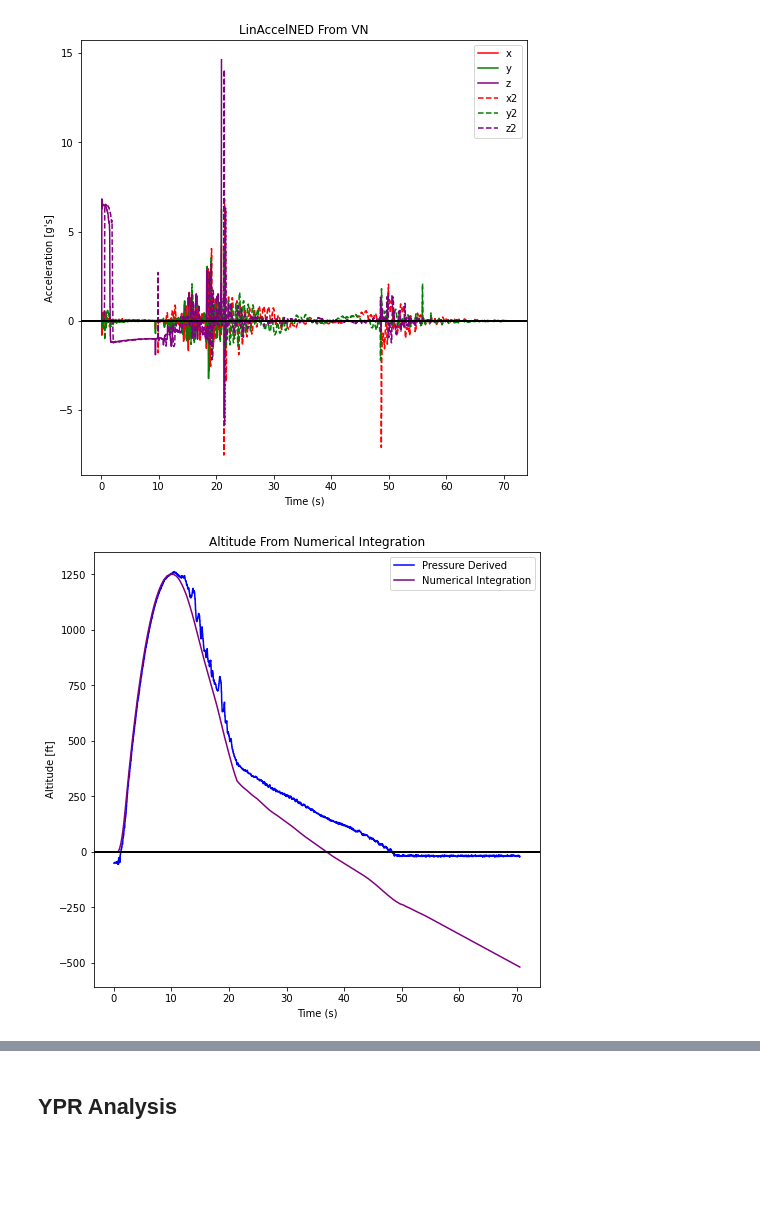
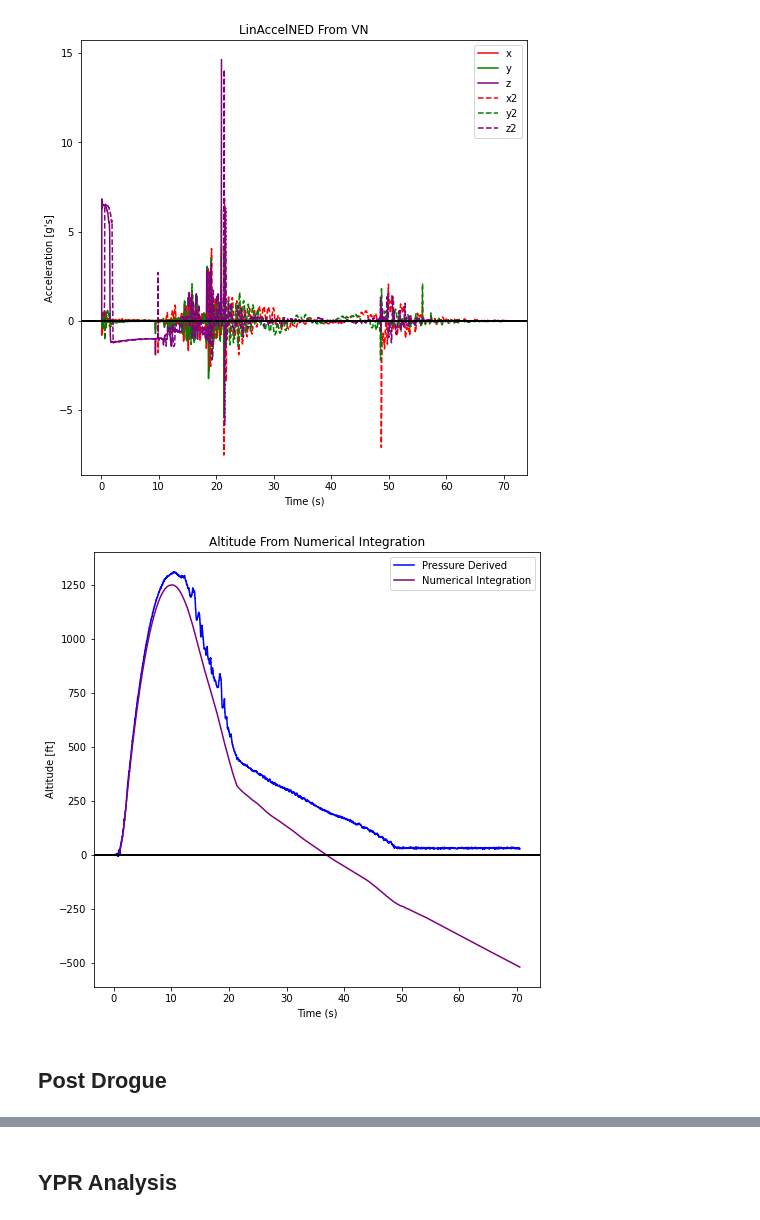
Before and after one commit to VADL-2022/IMU_VV, a Jupyter notebook: 03_Path_Recon/Fullscale2_Reconstruction.ipynb, the cells around one changed output, grey strips where cells are left out. Drawn from its saved outputs; the diff is of its cells as text; code cells hidden in the pictures; blank space fills up the shorter version.

```diff
--- a/03_Path_Recon/Fullscale2_Reconstruction.ipynb
+++ b/03_Path_Recon/Fullscale2_Reconstruction.ipynb
@@ -130,14 +210,20 @@ altitude_NASA_pres = v_NASA_pres(P, P0=99.035, T0=288.1)*ft
 # %%
+P = df['Pres']
+v_NASA_pres = np.vectorize(hf.nasa_pres)
+altitude_NASA_pres = v_NASA_pres(P, P0=99.035, T0=288.1)*ft + 50
+
 fig1 = plt.figure(1, figsize=(8,8))
 # Just the Displacement:
 ax = plt.subplot(111)
 l1 = ax.plot(tdata2, altitude_NASA_pres, color='blue', label='Pressure Derived')
 l4 = ax.plot(tdata2, z_vn2, color='purple', label='Numerical Integration')
 l5 = plt.axhline(y=0, color='black', linewidth=2)
 ax.set_title("Altitude From Numerical Integration")
 ax.set_xlabel('Time (s)')
 ax.set_ylabel("Altitude [ft]")
 ax.legend()
 plt.show()
 # %% [output]
-[figure, old version]
+[figure, new version]
+# %% [markdown]
+## Post Drogue
```
Also changed, not shown: parts of 20 cells of this notebook, 2 other files.
